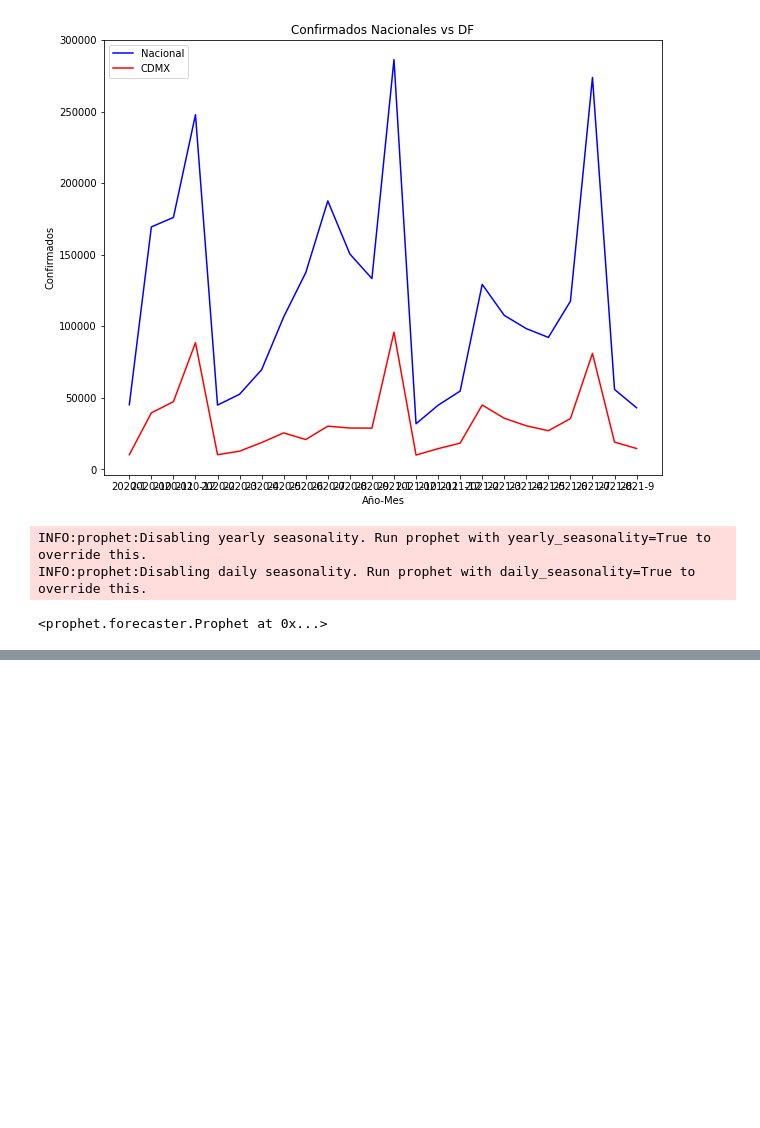
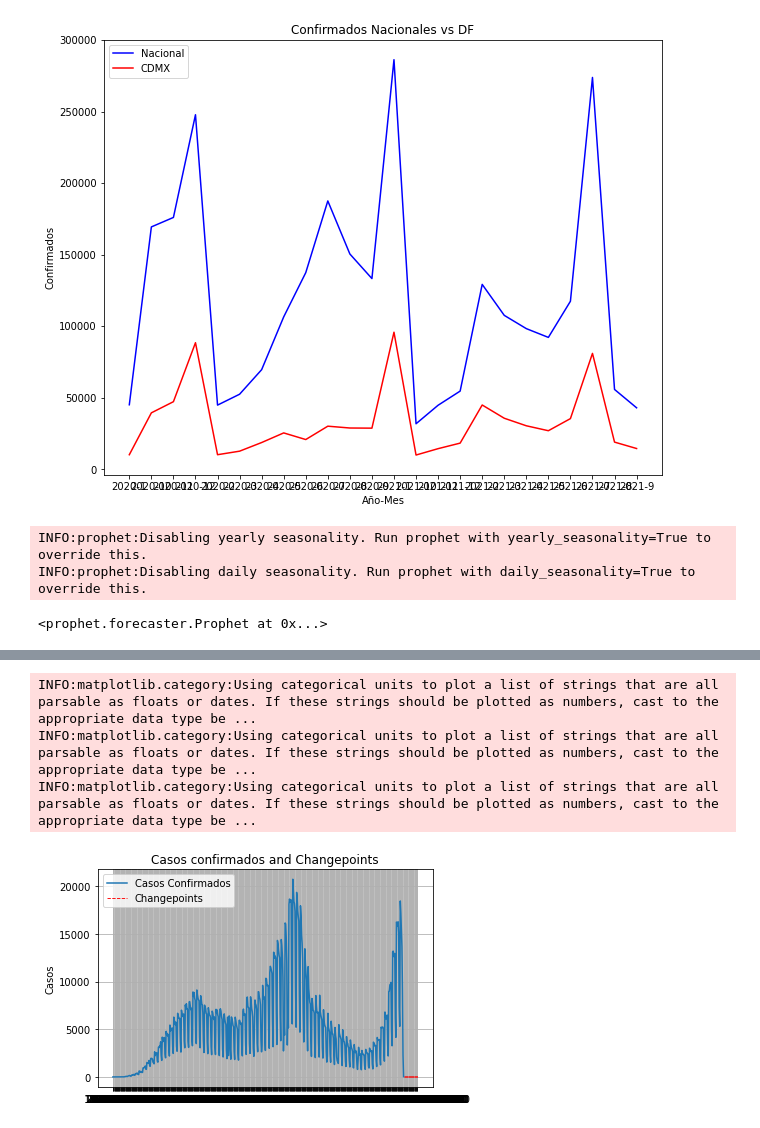
Before and after one commit to hatchdavid1/MX_covid_maps, a Jupyter notebook: covid_forecast.ipynb, the cells around one changed output, grey strips where cells are left out. Saved outputs shown, nothing was run; the diff lists cells and outputs as text; code cells hidden in the pictures; blank space fills up the shorter version.

```diff
--- a/covid_forecast.ipynb
+++ b/covid_forecast.ipynb
@@ -160,0 +191,13 @@ INFO:prophet:Disabling daily seasonality. Run prophet with daily_seasonality=Tru
+# %%
+nacional_changepoints = [str(date) for date in nacional_prophet.changepoints]
+plt.plot(df['date'], df['Nacional'], label = 'Casos Confirmados')
+# Plot the changepoints
+plt.vlines(nacional_changepoints, ymin = 0, ymax= 100, colors = 'r', linewidth=0.9, linestyles = 'dashed', label = 'Changepoints')
+# Formatting of plot
+plt.grid('off'); plt.ylabel('Casos'); plt.legend()
+plt.title('Casos confirmados and Changepoints');
+# %% [output]
+INFO:matplotlib.category:Using categorical units to plot a list of strings that are all parsable as floats or dates. If these strings should be plotted as numbers, cast to the appropriate data type be ...
+INFO:matplotlib.category:Using categorical units to plot a list of strings that are all parsable as floats or dates. If these strings should be plotted as numbers, cast to the appropriate data type be ...
+INFO:matplotlib.category:Using categorical units to plot a list of strings that are all parsable as floats or dates. If these strings should be plotted as numbers, cast to the appropriate data type be ...
+[figure, added]
```
Also changed, not shown: parts of 5 cells of this notebook.
